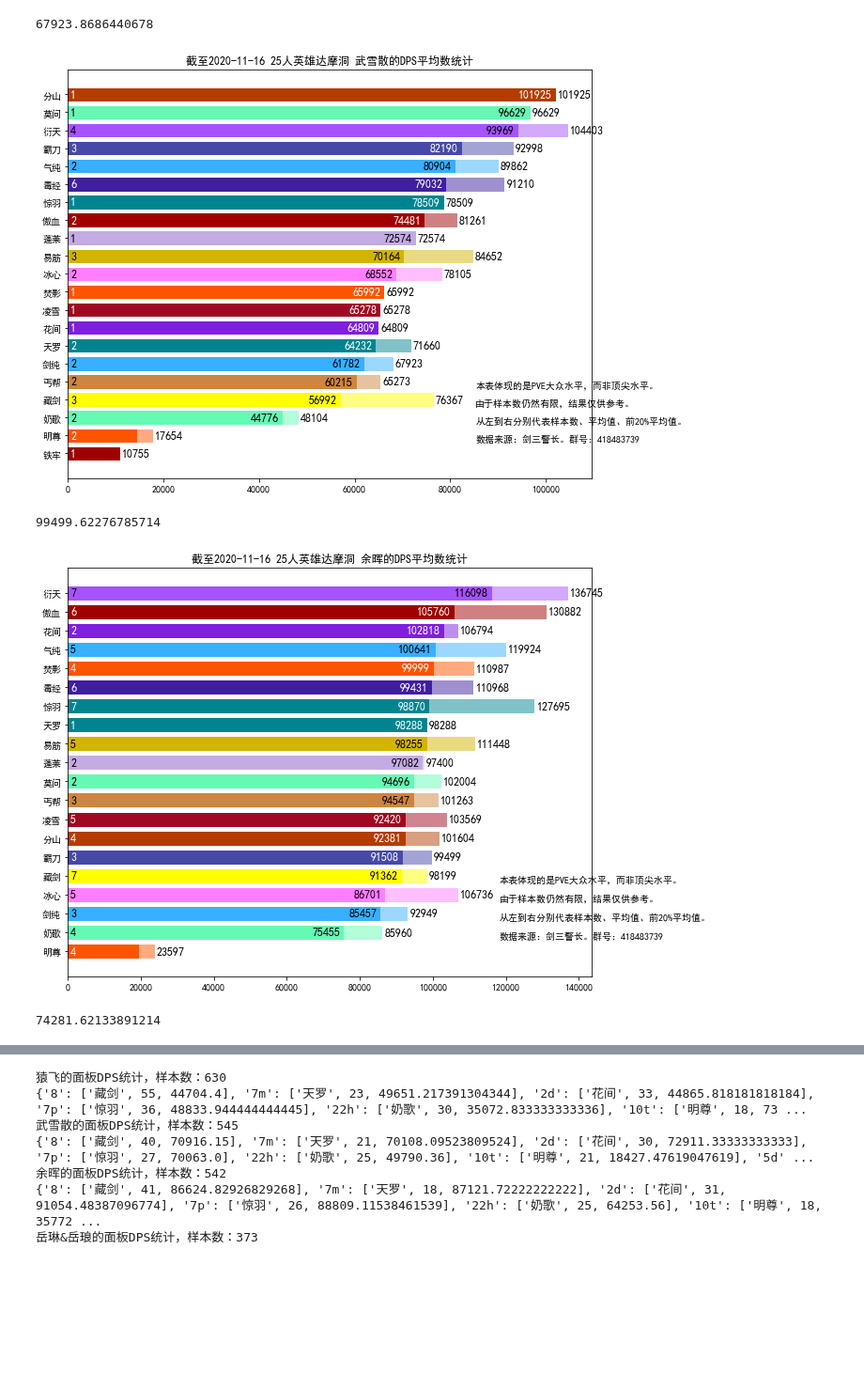
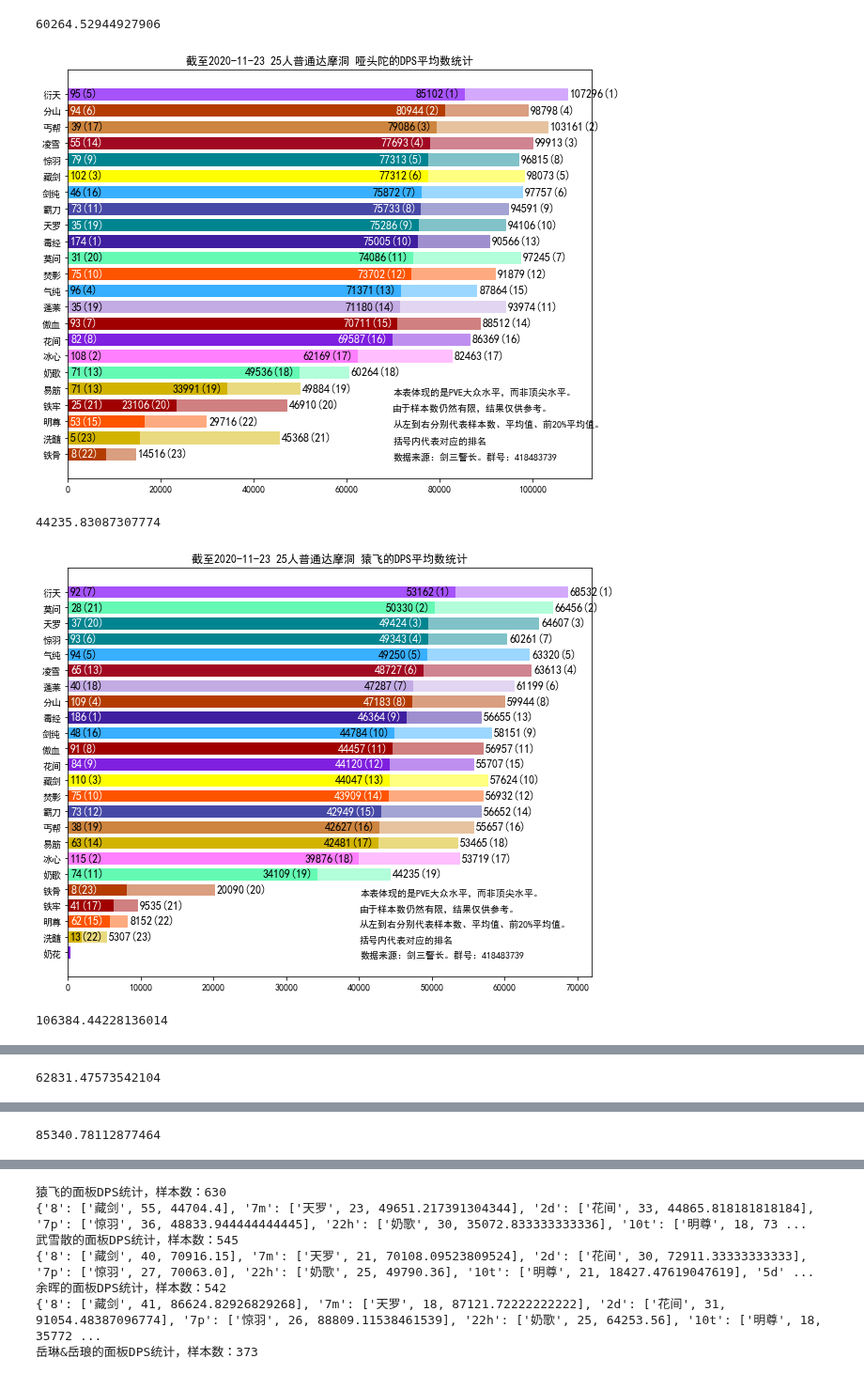
Before and after one commit to moeheart/jx3bla, a Jupyter notebook: notebooks/testCalDps.ipynb, the cells around one changed output, grey strips where cells are left out. Shown at 94% size. Drawn from its saved outputs; the diff is of its cells as text; code cells hidden in the pictures; blank space fills up the shorter version.

```diff
--- a/notebooks/testCalDps.ipynb
+++ b/notebooks/testCalDps.ipynb
@@ -101,6 +103,7 @@ DPSpos = {"周贽": 2,
           "猿飞": 2,
           "哑头陀": 2,
           "岳琳&岳琅": 2,
+          "提多罗吒": 2,
          }
 
 occName = {"0": (0, 0, 0),
@@ -189,47 +192,73 @@ for name in bossDict:
     C2 = []
     C3 = []
     plt.figure(figsize=(10,8))
     plt.rcParams['font.sans-serif'] = ['SimHei']
     plt.rcParams['axes.unicode_minus'] = False
     for line in table:
         X.append(line[1])
         Y.append(line[3])
         C.append(getColor(line[0], 0))
         N.append(line[2])
         Y2.append(line[7])
         C2.append(getColor(line[0], 1))
         C3.append(getColor(line[0], 2))
     barlist2 = plt.barh(X, Y2, height=0.7)
     barlist = plt.barh(X, Y, height=0.7)
+
+    YR = []
+    Y2R = []
+    NR = []
+    for i in range(len(Y)):
+        n = 0
+        for j in range(len(Y)):
+            if Y[j] >= Y[i]:
+                n += 1
+        YR.append(n)
+    for i in range(len(Y2)):
+        n = 0
+        for j in range(len(Y2)):
+            if Y2[j] >= Y2[i]:
+                n += 1
+        Y2R.append(n)
+    for i in range(len(N)):
+        n = 0
+        for j in range(len(N)):
+            if N[j] >= N[i]:
+                n += 1
+        NR.append(n)
+
     for i in range(len(X)):
         barlist[i].set_color(C[i])
         barlist2[i].set_color(C2[i])
-        plt.annotate(N[i],
-        #(barlist[i].get_width(), barlist[i].get_y() + barlist[i].get_height()/2), ha = 'center', va = 'center', xytext = (10, 0),
-        (0, barlist[i].get_y() + barlist[i].get_height()/2), ha = 'left', va = 'center', xytext = (3, 0),
-        textcoords = 'offset points', fontsize = 12, color = C3[i])
+        if (Y[i] > 1000):
+            plt.annotate("%d(%d)"%(N[i], NR[i]),
+            #(barlist[i].get_width(), barlist[i].get_y() + barlist[i].get_height()/2), ha = 'center', va = 'center', xytext = (10, 0),
+            (0, barlist[i].get_y() + barlist[i].get_height()/2), ha = 'left', va = 'center', xytext = (3, 0),
+            textcoords = 'offset points', fontsize = 12, color = C3[i])
 
-        plt.annotate(int(Y2[i]),
-        (barlist2[i].get_width(), barlist2[i].get_y() + barlist2[i].get_height()/2), ha = 'left', va = 'center', xytext = (3, 0),
-        textcoords = 'offset points', fontsize = 12, color = 'black')
+        if (Y[i] > 1000):
+            plt.annotate("%d(%d)"%(int(Y2[i]), Y2R[i]),
+            (barlist2[i].get_width(), barlist2[i].get_y() + barlist2[i].get_height()/2), ha = 'left', va = 'center', xytext = (3, 0),
+            textcoords = 'offset points', fontsize = 12, color = 'black')
 
-        if (Y2[i] > 25000):
-            plt.annotate(int(Y[i]),
+        if (Y[i] > 20000):
+            plt.annotate("%d(%d)"%(int(Y[i]), YR[i]),
             (barlist[i].get_width(), barlist[i].get_y() + barlist[i].get_height()/2), ha = 'right', va = 'center', xytext = (-3, 0),
             textcoords = 'offset points', fontsize = 12, color = C3[i])
     print(barlist2[5].get_width())
     plt.annotate("本表体现的是PVE大众水平，而非顶尖水平。", (barlist2[4].get_width() + 20000, barlist[4].get_y()))
     plt.annotate("由于样本数仍然有限，结果仅供参考。", (barlist2[4].get_width() + 20000, barlist[3].get_y()))
     plt.annotate("从左到右分别代表样本数、平均值、前20%平均值。", (barlist2[4].get_width() + 20000, barlist[2].get_y()))
-    plt.annotate("数据来源：剑三警长。群号：418483739", (barlist2[4].get_width() + 20000, barlist[1].get_y()))
+    plt.annotate("括号内代表对应的排名", (barlist2[4].get_width() + 20000, barlist[1].get_y()))
+    plt.annotate("数据来源：剑三警长。群号：418483739", (barlist2[4].get_width() + 20000, barlist[0].get_y()))
 
-    bossID = {"余晖": 1, "宓桃":2, "武雪散": 3, "猿飞": 4, "哑头陀": 5, "岳琳&岳琅":6}[name]
-    plt.title('截至2020-11-16 25人英雄达摩洞 %s的DPS平均数统计'%name)
+    bossID = {"余晖": 1, "宓桃":2, "武雪散": 3, "猿飞": 4, "哑头陀": 5, "岳琳&岳琅":6, "提多罗吒": 5}[name]
+    plt.title('截至2020-11-23 25人普通达摩洞 %s的DPS平均数统计'%name)
     plt.savefig("%d.png"%bossID)
     plt.show()
 # %% [output]
-67923.8686440678
+60264.52944927906
-[figure, old version]
+[figure, new version]
-99499.62276785714
+44235.83087307774
-[figure, old version]
+[figure, new version]
-74281.62133891214
+106384.44228136014
@@ -236,0 +266 @@ for name in bossDict:
+62831.47573542104
@@ -236,0 +268 @@ for name in bossDict:
+85340.78112877464
```
Also changed, not shown: parts of 4 cells of this notebook, 2 other files.
